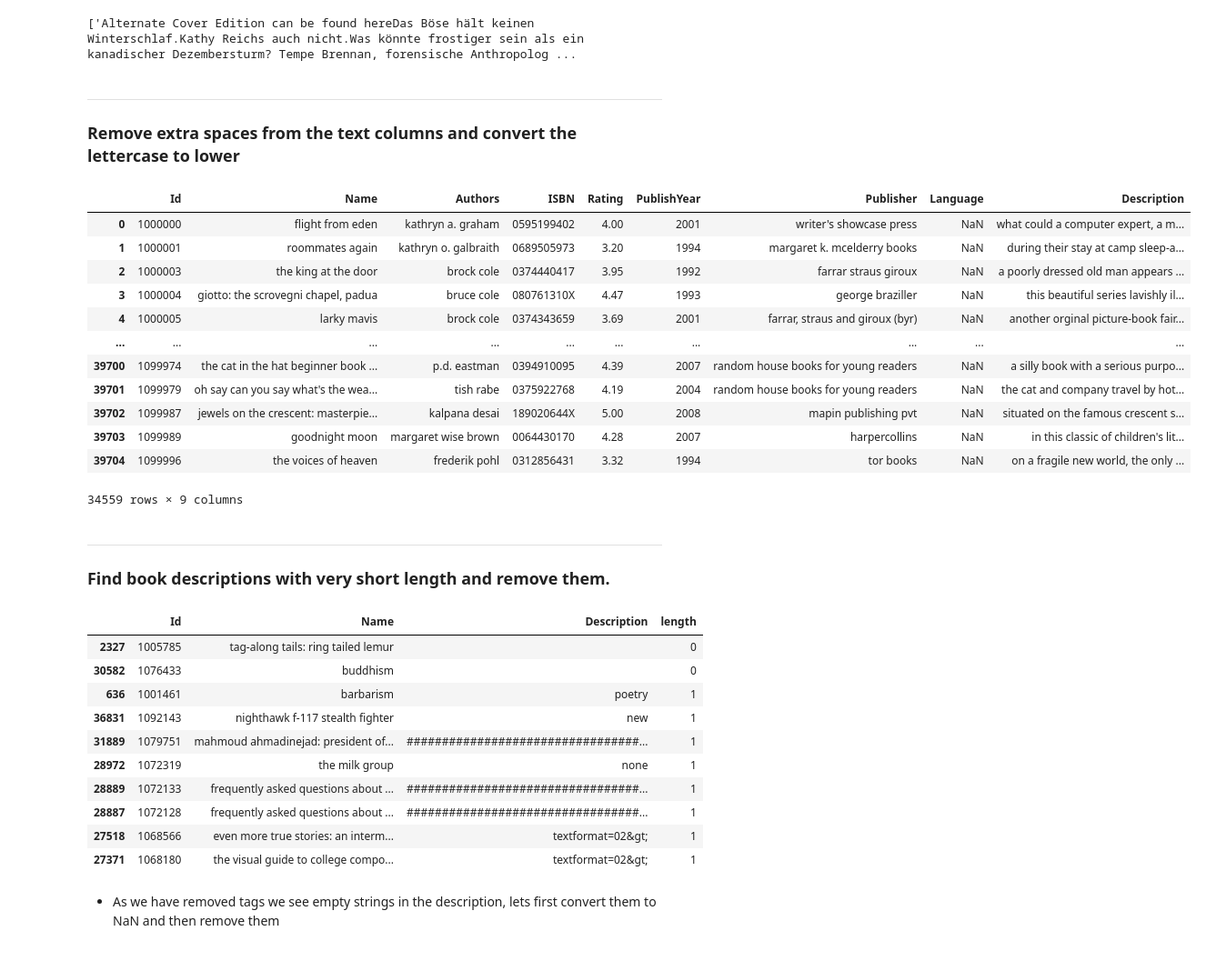
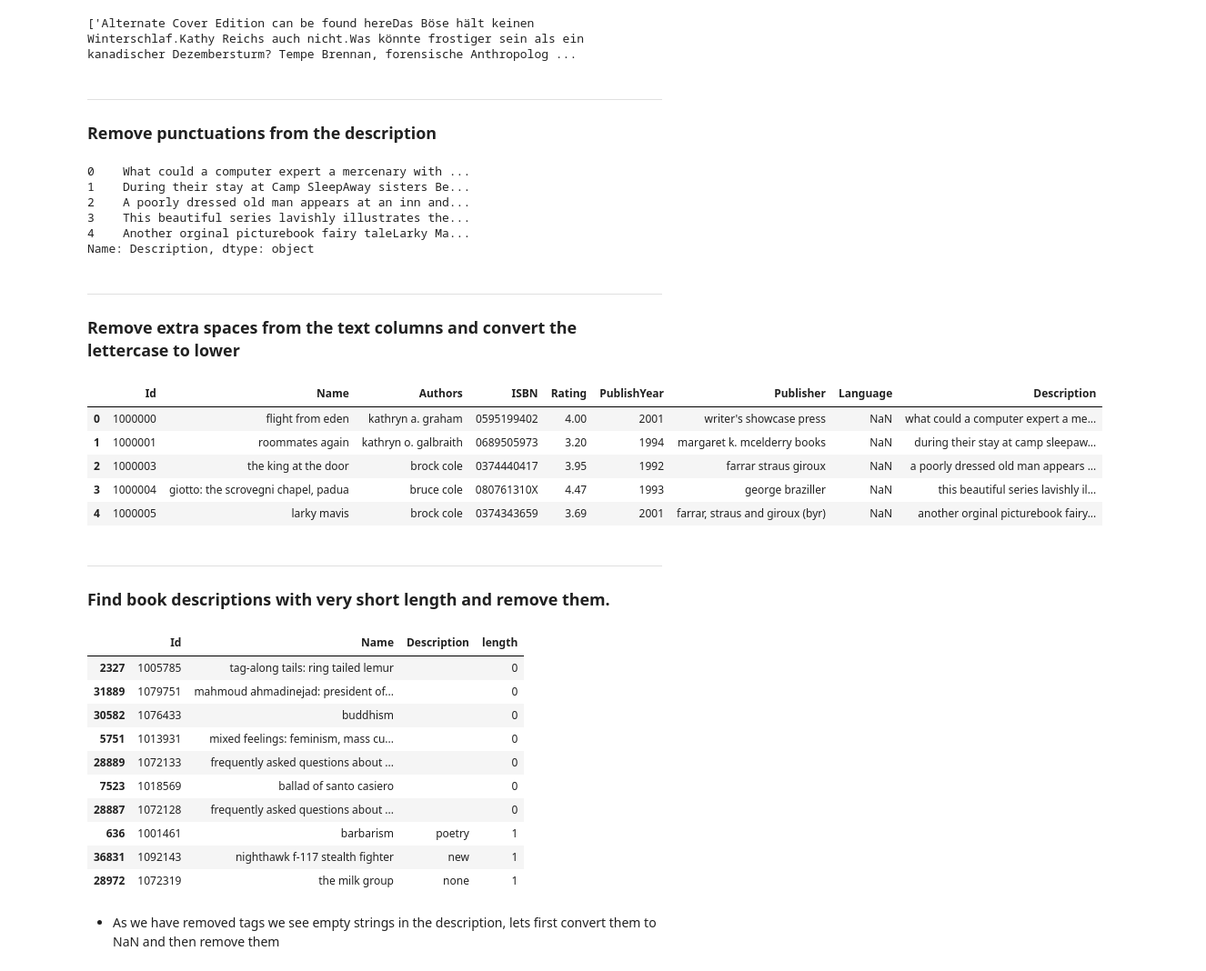
Before and after one commit to AmoliR/nlp-for-book-recommendation, a Jupyter notebook: eda.ipynb, the cells around one changed output. Shown at 91% size. Saved outputs shown, nothing was run; the diff lists cells and outputs as text; code cells hidden in the pictures.

Commit message:
Data Cleaning: Remove punctuations from the descritpion of the books

```diff
--- a/eda.ipynb
+++ b/eda.ipynb
@@ -155,26 +155,38 @@ eda_data.Description = eda_data.Description.apply(clean_html_tags)
 list(eda_data.Description[eda_data.Id == 1099555])
 # %% [output]
 ['Alternate Cover Edition can be found hereDas Böse hält keinen Winterschlaf.Kathy Reichs auch nicht.Was könnte frostiger sein als ein kanadischer Dezembersturm? Tempe Brennan, forensische Anthropolog ...
+# %% [markdown]
+---
+### Remove punctuations from the description
+# %%
+import string
+punctuations = string.punctuation
+def remove_punctuations(text):
+    return text.translate(str.maketrans('', '', punctuations))
+
+eda_data.Description = eda_data.Description.apply(remove_punctuations)
+# %%
+eda_data.Description.head(5)
+# %% [output]
+0    What could a computer expert a mercenary with ...
+1    During their stay at Camp SleepAway sisters Be...
+2    A poorly dressed old man appears at an inn and...
+3    This beautiful series lavishly illustrates the...
+4    Another orginal picturebook fairy taleLarky Ma...
+Name: Description, dtype: object
 # %% [markdown]
 ---
 ### Remove extra spaces from the text columns and convert the lettercase to lower
 # %%
 eda_data[["Name", "Authors", "Publisher", "Description"]] = pd.concat([eda_data[col].astype(str).str.lower().str.strip() for col in ["Name", "Authors", "Publisher", "Description"]], axis=1)
-eda_data
+eda_data.head()
 # %% [output]
 |  | Id | Name | Authors | ISBN | Rating | PublishYear | Publisher | Language | Description |
-| 0 | 1000000 | flight from eden | kathryn a. graham | 0595199402 | 4.00 | 2001 | writer's showcase press | NaN | what could a computer expert, a m... |
-| 1 | 1000001 | roommates again | kathryn o. galbraith | 0689505973 | 3.20 | 1994 | margaret k. mcelderry books | NaN | during their stay at camp sleep-a... |
+| 0 | 1000000 | flight from eden | kathryn a. graham | 0595199402 | 4.00 | 2001 | writer's showcase press | NaN | what could a computer expert a me... |
+| 1 | 1000001 | roommates again | kathryn o. galbraith | 0689505973 | 3.20 | 1994 | margaret k. mcelderry books | NaN | during their stay at camp sleepaw... |
 | 2 | 1000003 | the king at the door | brock cole | 0374440417 | 3.95 | 1992 | farrar straus giroux | NaN | a poorly dressed old man appears ... |
 | 3 | 1000004 | giotto: the scrovegni chapel, padua | bruce cole | 080761310X | 4.47 | 1993 | george braziller | NaN | this beautiful series lavishly il... |
-| 4 | 1000005 | larky mavis | brock cole | 0374343659 | 3.69 | 2001 | farrar, straus and giroux (byr) | NaN | another orginal picture-book fair... |
-| ... | ... | ... | ... | ... | ... | ... | ... | ... | ... |
-| 39700 | 1099974 | the cat in the hat beginner book ... | p.d. eastman | 0394910095 | 4.39 | 2007 | random house books for young readers | NaN | a silly book with a serious purpo... |
-| 39701 | 1099979 | oh say can you say what's the wea... | tish rabe | 0375922768 | 4.19 | 2004 | random house books for young readers | NaN | the cat and company travel by hot... |
-| 39702 | 1099987 | jewels on the crescent: masterpie... | kalpana desai | 189020644X | 5.00 | 2008 | mapin publishing pvt | NaN | situated on the famous crescent s... |
-| 39703 | 1099989 | goodnight moon | margaret wise brown | 0064430170 | 4.28 | 2007 | harpercollins | NaN | in this classic of children's lit... |
-| 39704 | 1099996 | the voices of heaven | frederik pohl | 0312856431 | 3.32 | 1994 | tor books | NaN | on a fragile new world, the only ... |
+| 4 | 1000005 | larky mavis | brock cole | 0374343659 | 3.69 | 2001 | farrar, straus and giroux (byr) | NaN | another orginal picturebook fairy... |
-34559 rows × 9 columns
 # %% [markdown]
 ---
 ### Find book descriptions with very short length and remove them.
@@ -185,15 +197,15 @@ eda_data[eda_data.length.isin(range(0,4))][["Id", "Name", "Description", "length
 # %% [output]
 |  | Id | Name | Description | length |
 | 2327 | 1005785 | tag-along tails: ring tailed lemur |  | 0 |
+| 31889 | 1079751 | mahmoud ahmadinejad: president of... |  | 0 |
 | 30582 | 1076433 | buddhism |  | 0 |
+| 5751 | 1013931 | mixed feelings: feminism, mass cu... |  | 0 |
+| 28889 | 1072133 | frequently asked questions about ... |  | 0 |
+| 7523 | 1018569 | ballad of santo casiero |  | 0 |
+| 28887 | 1072128 | frequently asked questions about ... |  | 0 |
 | 636 | 1001461 | barbarism | poetry | 1 |
 | 36831 | 1092143 | nighthawk f-117 stealth fighter | new | 1 |
-| 31889 | 1079751 | mahmoud ahmadinejad: president of... | #################################... | 1 |
 | 28972 | 1072319 | the milk group | none | 1 |
-| 28889 | 1072133 | frequently asked questions about ... | #################################... | 1 |
-| 28887 | 1072128 | frequently asked questions about ... | #################################... | 1 |
-| 27518 | 1068566 | even more true stories: an interm... | textformat=02&gt; | 1 |
-| 27371 | 1068180 | the visual guide to college compo... | textformat=02&gt; | 1 |
 # %% [markdown]
 - As we have removed tags we see empty strings in the description, lets first convert them to NaN and then remove them
 # %%
```
Also changed, not shown: parts of 12 cells of this notebook.
